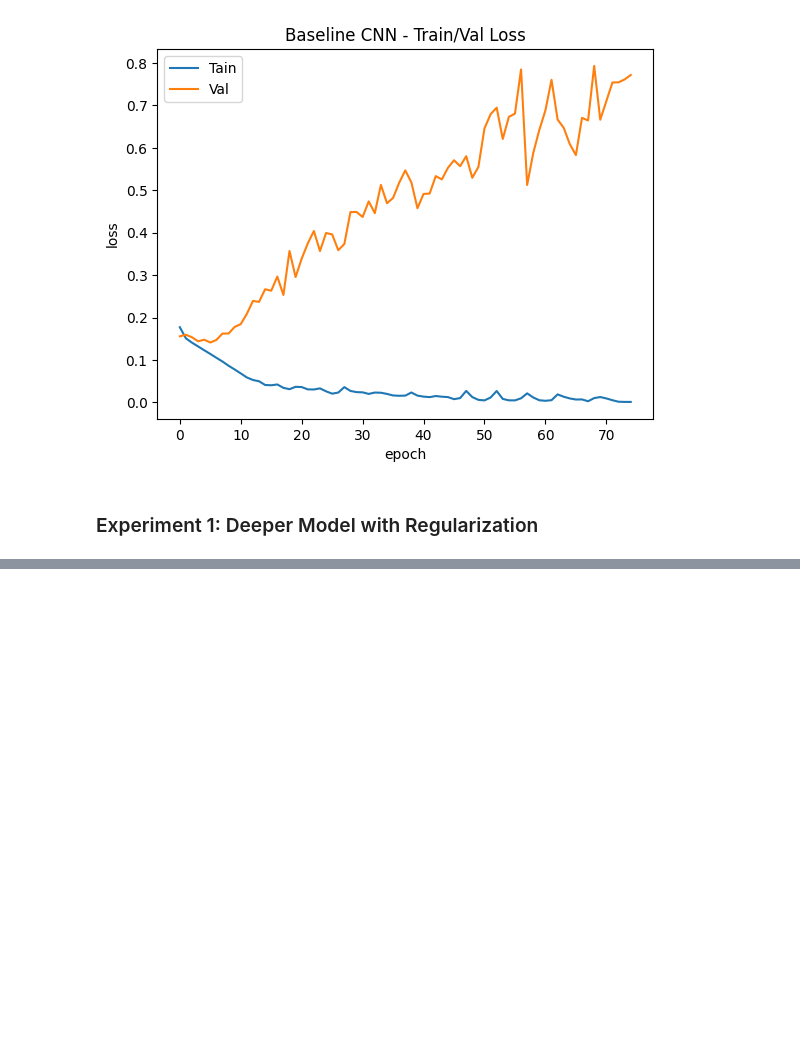
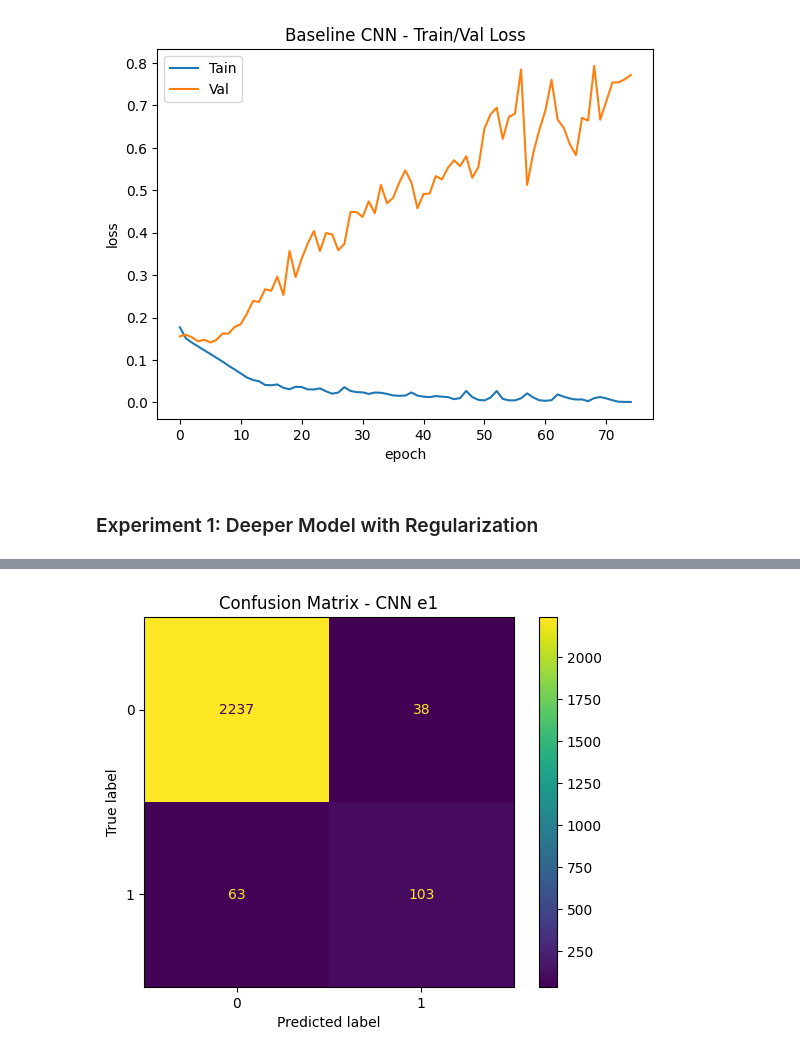
Before and after one commit to t4ai/early-sepsis-prediction, a Jupyter notebook: 4.1 - CNN Model Experiments.ipynb, the cells around one changed output, grey strips where cells are left out. Drawn from its saved outputs; the diff is of its cells as text; code cells hidden in the pictures; blank space fills up the shorter version.

```diff
--- a/4.1 - CNN Model Experiments.ipynb
+++ b/4.1 - CNN Model Experiments.ipynb
@@ -253,0 +264,6 @@ Epoch 75/75
+# %%
+# load best checkpoint
+cnn_e1_best = tf.keras.models.load_model('/content/drive/MyDrive/Datasets/sepsis/models/cnn-e1.keras')
+# %%
+predict_and_plot_confusion(cnn_e1_best, "Confusion Matrix - CNN e1")
+# %% [output]
@@ -253,0 +271 @@ Epoch 75/75
+[figure, added]
```
Also changed, not shown: parts of 9 cells of this notebook.
